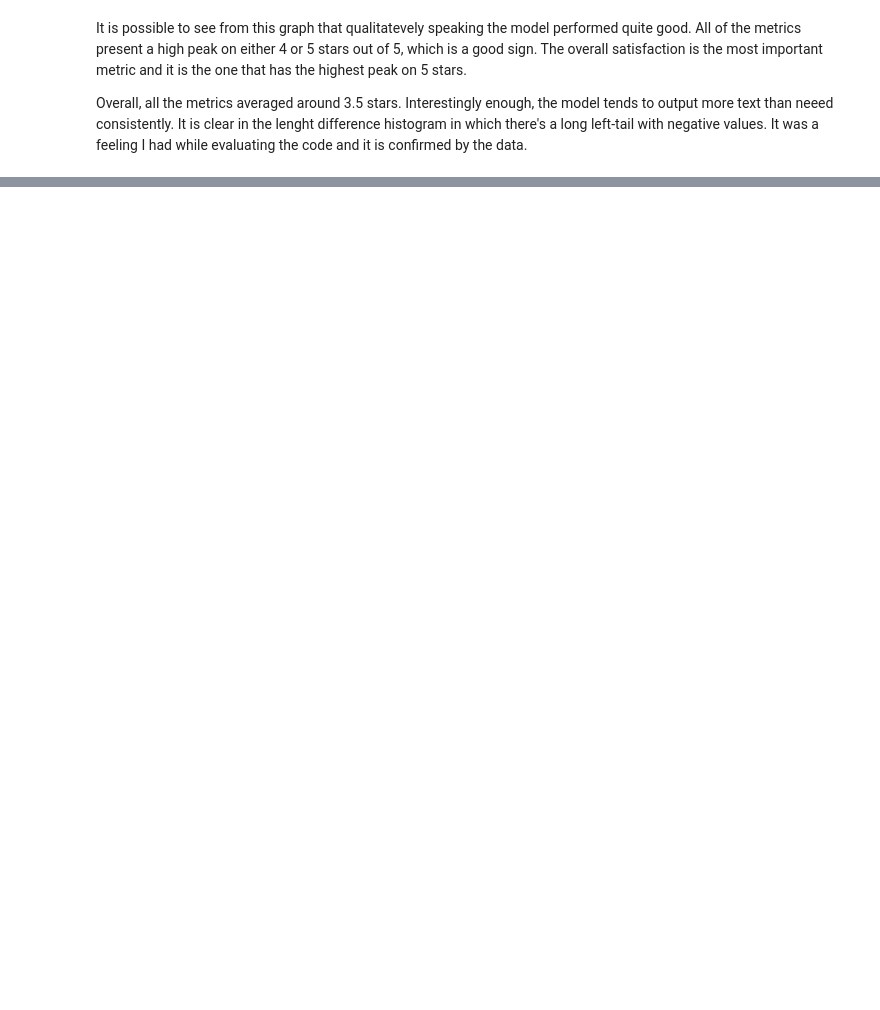
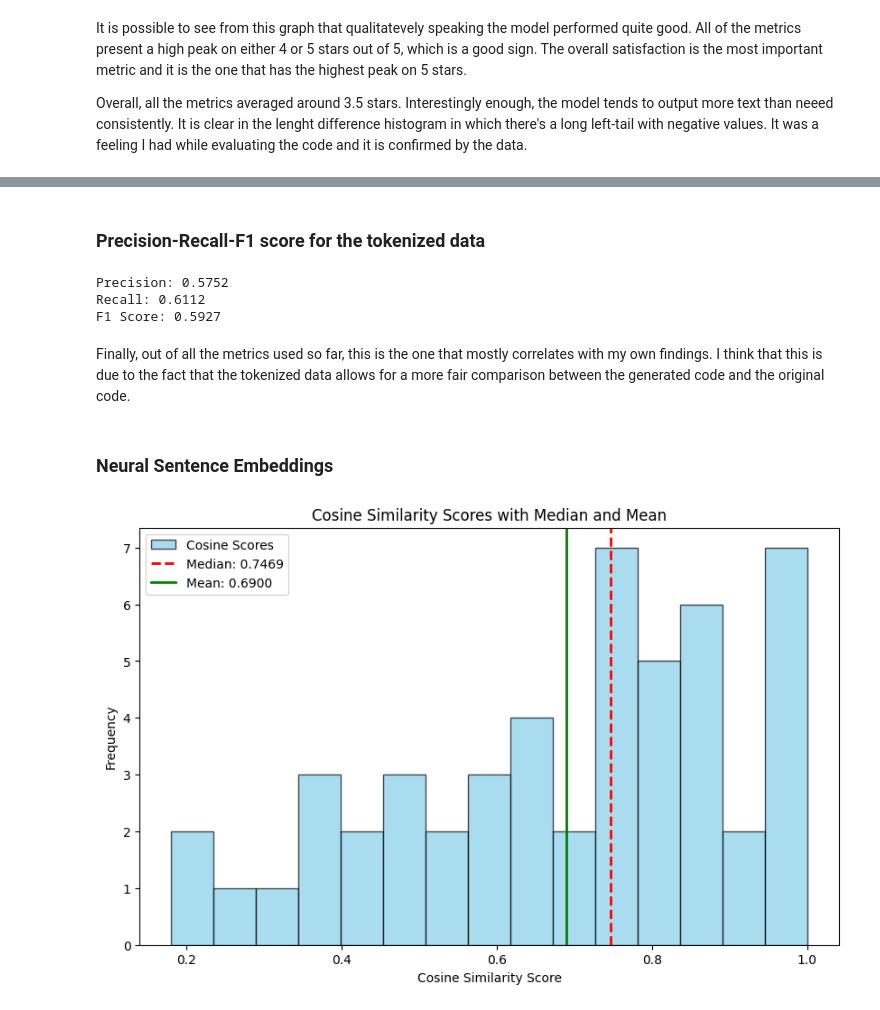
Before and after one commit to gp-1108/Code_Completion, a Jupyter notebook: evaluation/analysis.ipynb, the cells around one changed output, grey strips where cells are left out. Cells and saved outputs as stored; diff of their text form; code cells hidden in the pictures; blank space fills up the shorter version.

```diff
--- a/evaluation/analysis.ipynb
+++ b/evaluation/analysis.ipynb
@@ -87,0 +273,2 @@ It is clear in the lenght difference histogram in which there's a long left-tail
+# %% [markdown]
+### Precision-Recall-F1 score for the tokenized data
@@ -87,0 +279,74 @@ It is clear in the lenght difference histogram in which there's a long left-tail
+# %%
+def get_precision_recall_f1(tokenized_gen: list[str], tokenized_gold: list[str]):
+    """
+    Calculate the precision, recall, and F1 score of the generated tokens compared to the gold tokens.
+    Args:
+        tokenized_gen (List[List[str]]): A list of lists of generated tokens.
+        tokenized_gold (List[List[str]]): A list of lists of gold tokens.
+    Returns:
+        Tuple[float, float, float]: The precision, recall, and F1 score values.
+    """
+    total_precision = 0
+    total_recall = 0
+
+    for i in range(len(tokenized_gen)):
+        gen_set = set(tokenized_gen[i])
+        gold_set = set(tokenized_gold[i])
+        intersection = gen_set.intersection(gold_set)
+
+        total_precision += len(intersection) / len(gen_set) if len(gen_set) > 0 else 0
+        total_recall += len(intersection) / len(gold_set) if len(gold_set) > 0 else 0
+
+    precision = total_precision / len(tokenized_gen)
+    recall = total_recall / len(tokenized_gold)
+
+    # Calculating F1 score
+    if precision + recall > 0:
+        f1_score = 2 * (precision * recall) / (precision + recall)
+    else:
+        f1_score = 0
+
+    return precision, recall, f1_score
+
+# Example usage
+precision, recall, f1_score = get_precision_recall_f1(tokenized_gen, tokenized_gold)
+print(f"Precision: {precision:.4f}")
+print(f"Recall: {recall:.4f}")
+print(f"F1 Score: {f1_score:.4f}")
+# %% [output]
+Precision: 0.5752
+Recall: 0.6112
+F1 Score: 0.5927
+# %% [markdown]
+Finally, out of all the metrics used so far, this is the one that mostly correlates with my own findings.
+I think that this is due to the fact that the tokenized data allows for a more fair comparison between the generated code and the original code.
+# %% [markdown]
+### Neural Sentence Embeddings
+# %%
+model = SentenceTransformer("flax-sentence-embeddings/st-codesearch-distilroberta-base")
+gen_enc, gold_enc = model.encode(generated_answers), model.encode(gold_answers)
+cosine_scores = util.pairwise_cos_sim(gen_enc, gold_enc)
+# %%
+cosine_scores = np.array(cosine_scores)
+median_value = np.median(cosine_scores)
+mean_value = np.mean(cosine_scores)
+
+# Set up the plot
+plt.figure(figsize=(10, 6))
+
+# Plot the histogram of cosine scores
+plt.hist(cosine_scores, bins=15, color='skyblue', edgecolor='black', alpha=0.7, label='Cosine Scores')
+
+# Plot the median as a vertical line
+plt.axvline(median_value, color='red', linestyle='--', label=f'Median: {median_value:.4f}', linewidth=2)
+
+# Plot the mean as a vertical line
+plt.axvline(mean_value, color='green', linestyle='-', label=f'Mean: {mean_value:.4f}', linewidth=2)
+
+plt.title('Cosine Similarity Scores with Median and Mean')
+plt.xlabel('Cosine Similarity Score')
+plt.ylabel('Frequency')
+plt.legend()
+plt.show()
+# %% [output]
+[figure, added]
```
Also changed, not shown: parts of 28 cells of this notebook.
